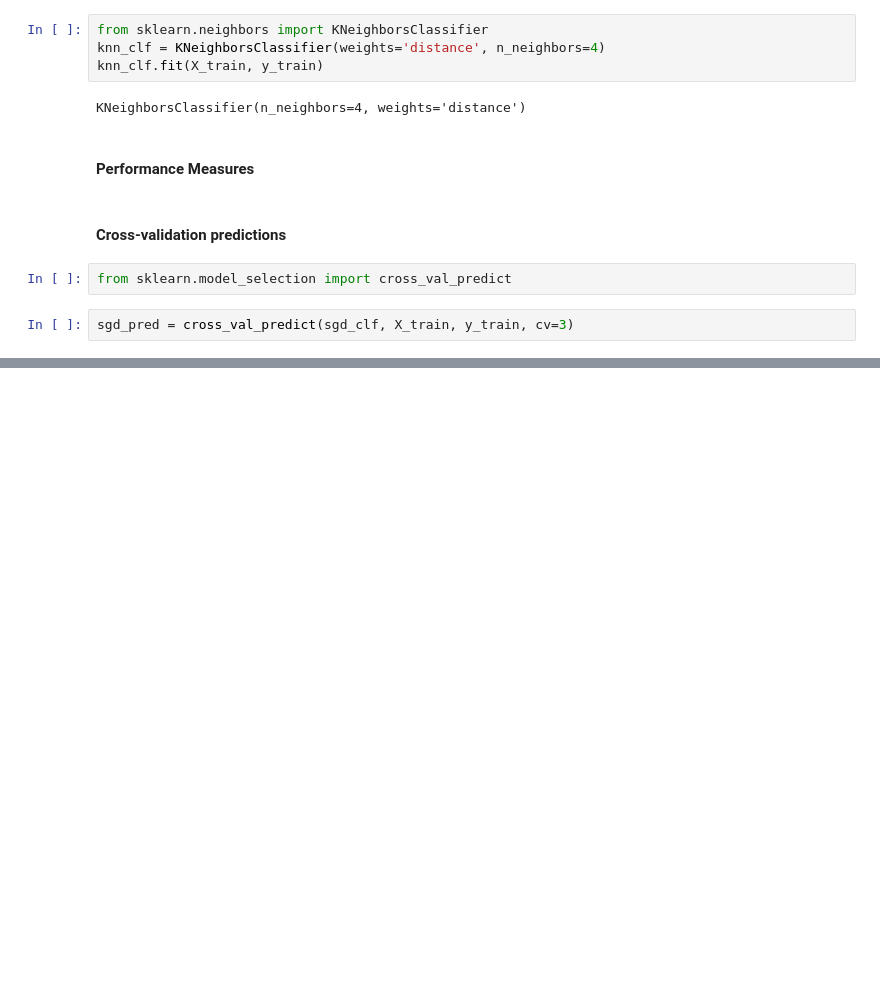
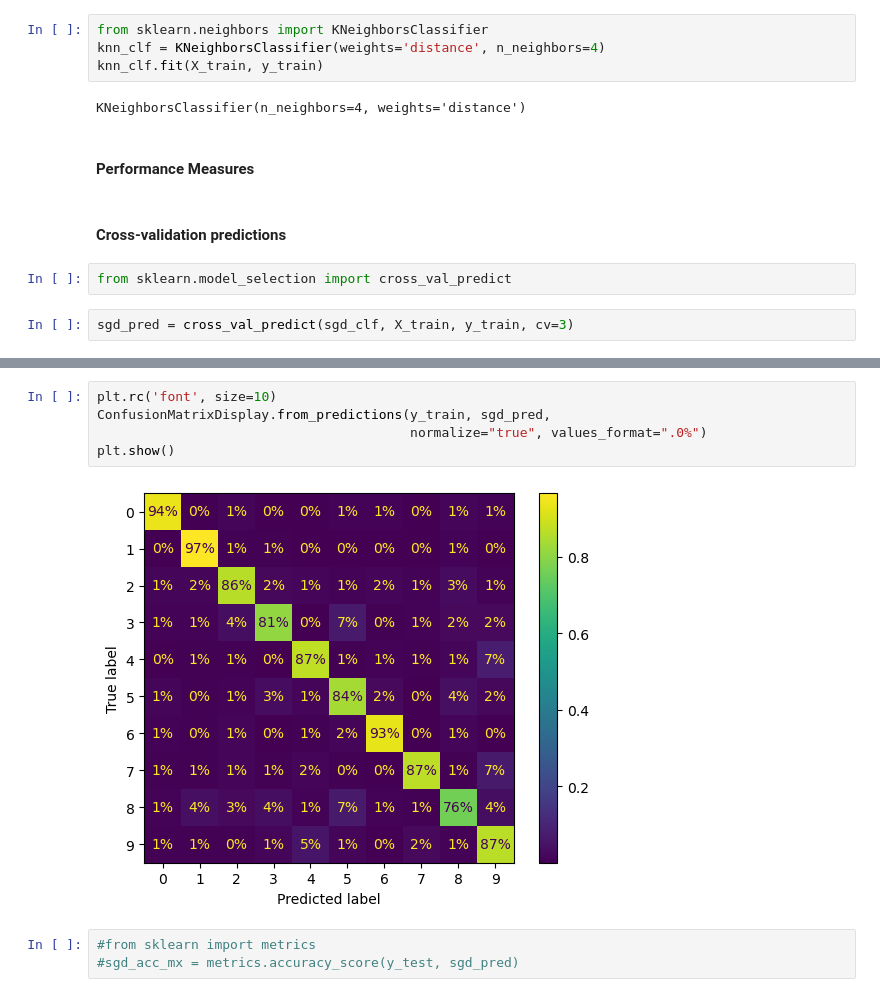
Before and after one commit to Roozeppe/Machine_Learning_Projects, a Jupyter notebook: mnist.ipynb, the cells around one changed output, grey strips where cells are left out. Cells and saved outputs as stored; diff of their text form; blank space fills up the shorter version.

```diff
--- a/mnist.ipynb
+++ b/mnist.ipynb
@@ -132,0 +145,10 @@ array([[5570,    1,   71,   20,   12,   68,   50,   11,   74,   46],
+# %%
+plt.rc('font', size=10)
+ConfusionMatrixDisplay.from_predictions(y_train, sgd_pred,
+                                        normalize="true", values_format=".0%")
+plt.show()
+# %% [output]
+[figure, added]
+# %%
+#from sklearn import metrics
+#sgd_acc_mx = metrics.accuracy_score(y_test, sgd_pred)
```
Also changed, not shown: parts of 3 cells of this notebook.
